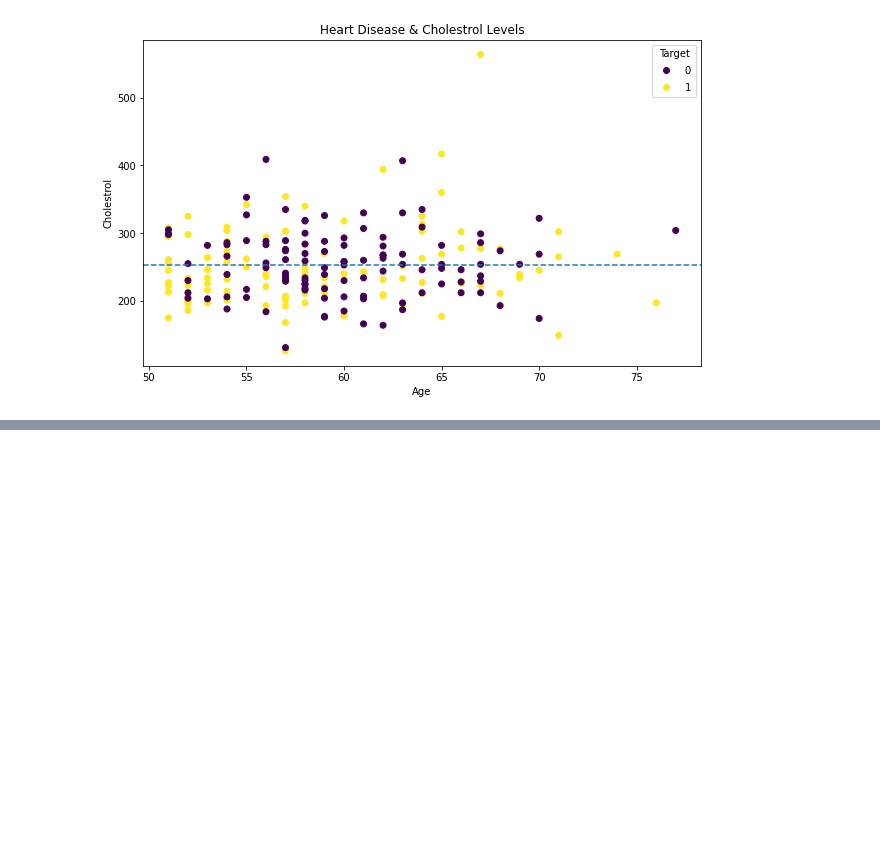
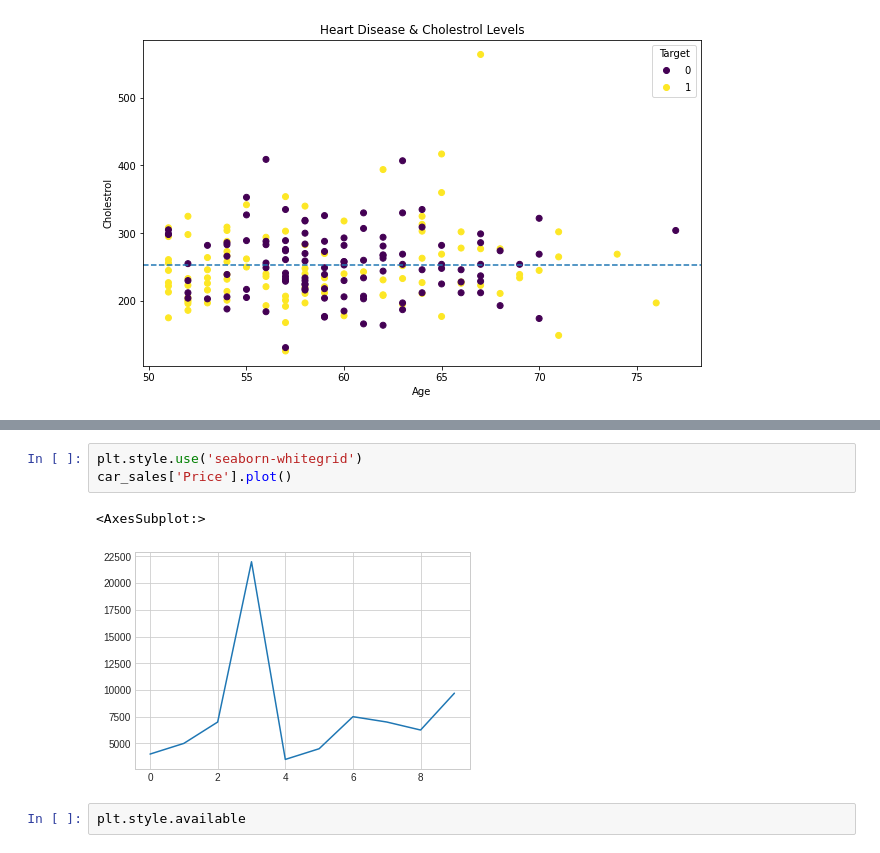
Before and after one commit to Nidhi-1223/Zero-to-Master-s-Machine-Learning-Course, a Jupyter notebook: Matplotlib Library/matplotlib.ipynb, the cells around one changed output, grey strips where cells are left out. Cells and saved outputs as stored; diff of their text form; blank space fills up the shorter version.

```diff
--- a/Matplotlib Library/matplotlib.ipynb
+++ b/Matplotlib Library/matplotlib.ipynb
@@ -486,0 +499,8 @@ Text(0.5, 0.98, 'Heart Diseases Analysis')
+# %%
+plt.style.use('seaborn-whitegrid')
+car_sales['Price'].plot()
+# %% [output]
+<AxesSubplot:>
+[figure, added]
+# %%
+plt.style.available
```
Also changed, not shown: parts of 22 cells of this notebook, 1 other file.
